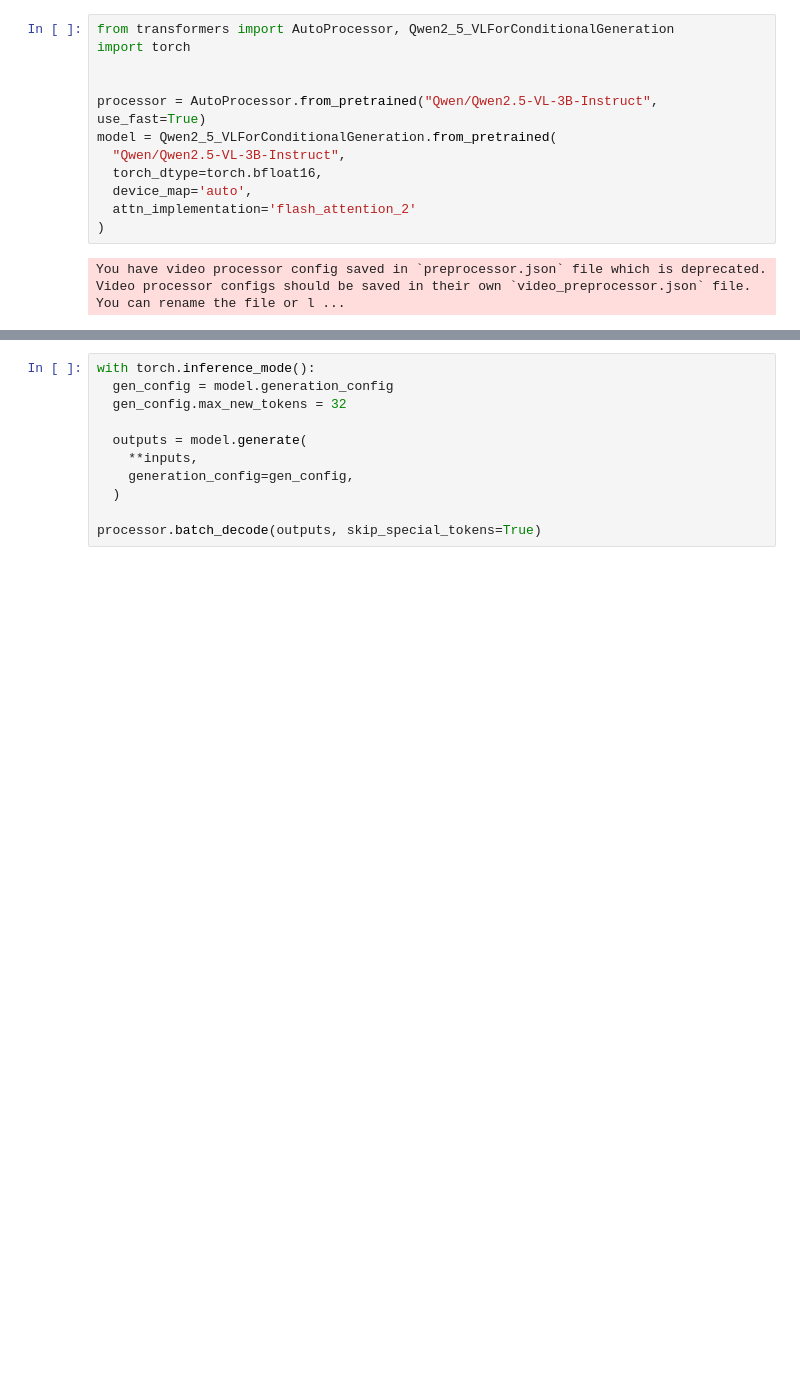
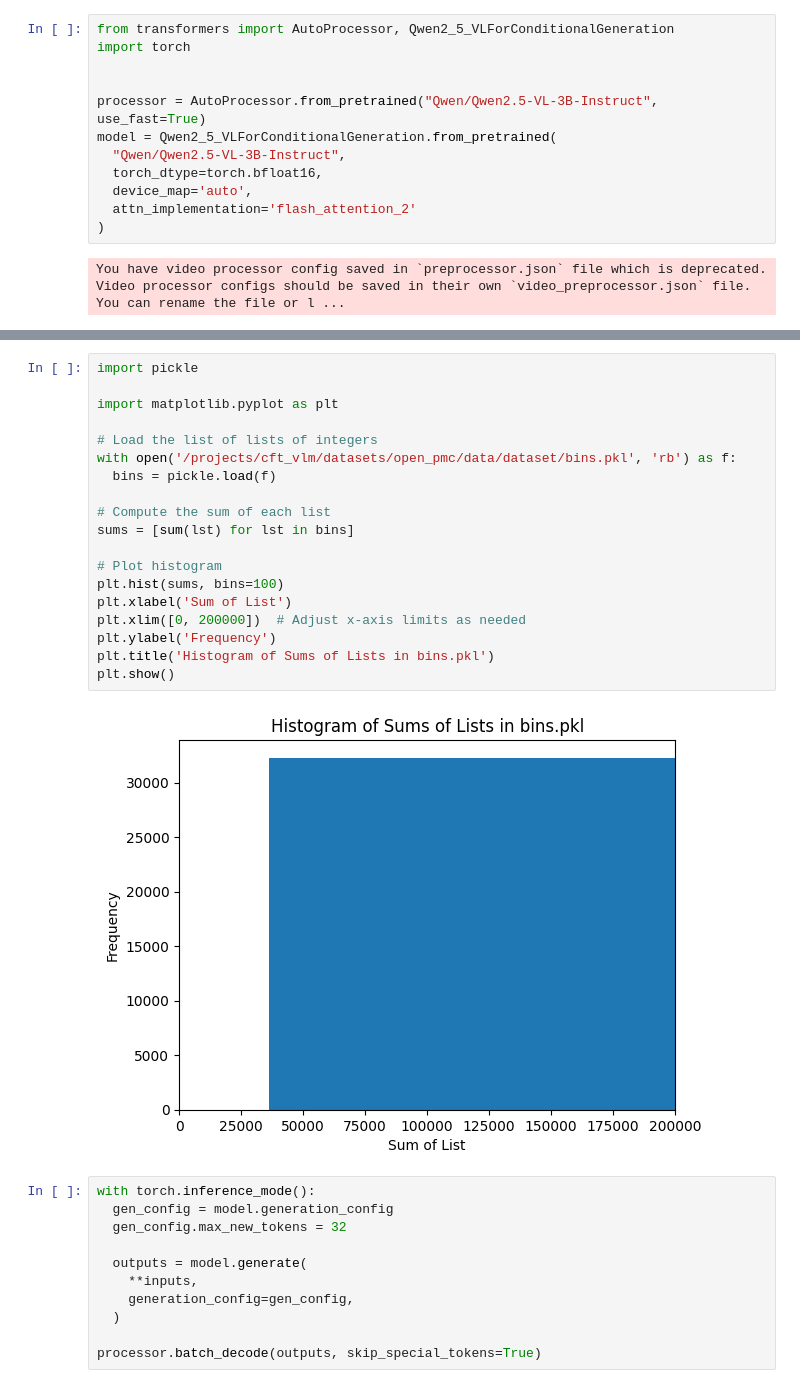
Before and after one commit to WithComment/finetune, a Jupyter notebook: prototyping.ipynb, the cells around one changed output, grey strips where cells are left out. Cells and saved outputs as stored; diff of their text form; blank space fills up the shorter version.

```diff
--- a/prototyping.ipynb
+++ b/prototyping.ipynb
@@ -78,3 +91,24 @@ Unused or unrecognized kwargs: fps, return_tensors.
+# %%
+import pickle
+
+import matplotlib.pyplot as plt
+
+# Load the list of lists of integers
+with open('/projects/cft_vlm/datasets/open_pmc/data/dataset/bins.pkl', 'rb') as f:
+  bins = pickle.load(f)
+
+# Compute the sum of each list
+sums = [sum(lst) for lst in bins]
+
+# Plot histogram
+plt.hist(sums, bins=100)
+plt.xlabel('Sum of List')
+plt.xlim([0, 200000])  # Adjust x-axis limits as needed
+plt.ylabel('Frequency')
+plt.title('Histogram of Sums of Lists in bins.pkl')
+plt.show()
+# %% [output]
+[figure, added]
 # %%
 with torch.inference_mode():
   gen_config = model.generation_config
```
Also changed, not shown: parts of 3 cells of this notebook, 14 other files.
